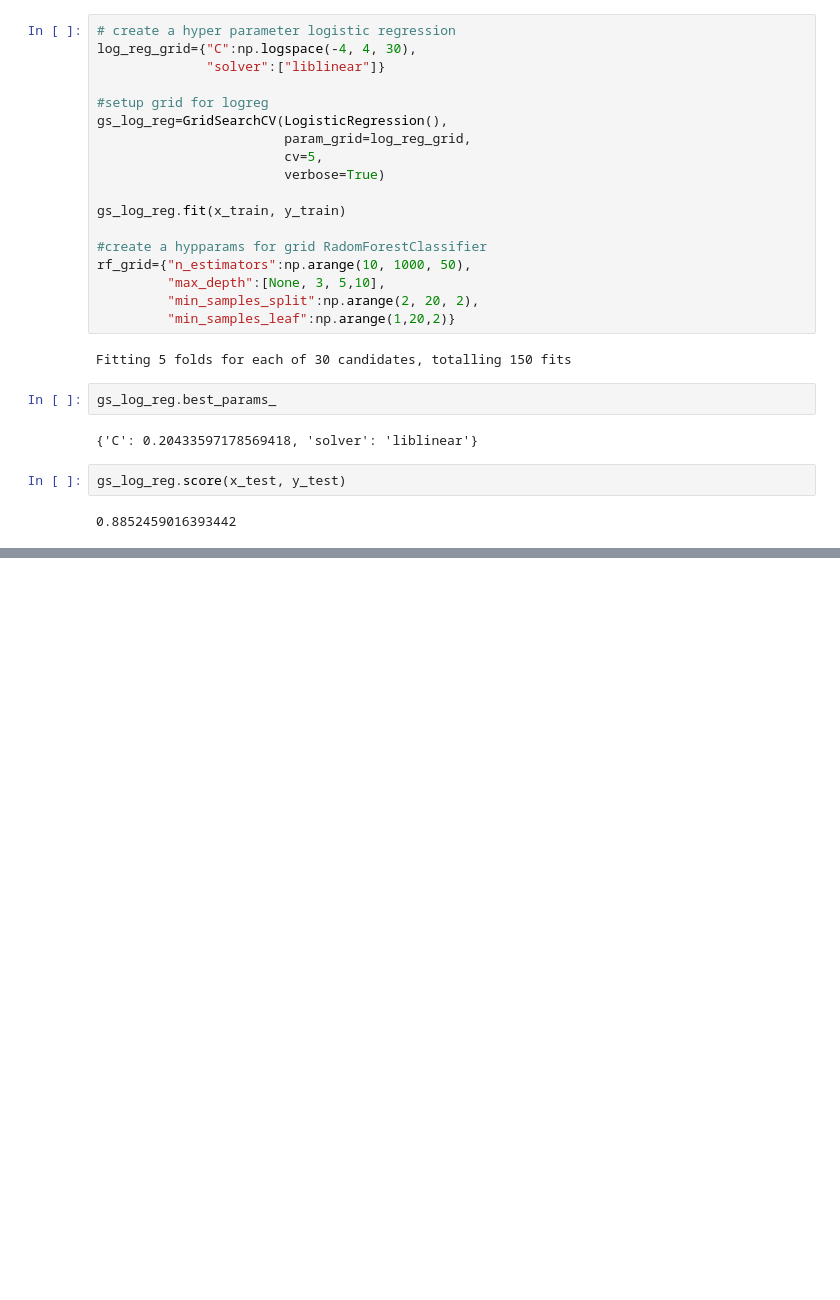
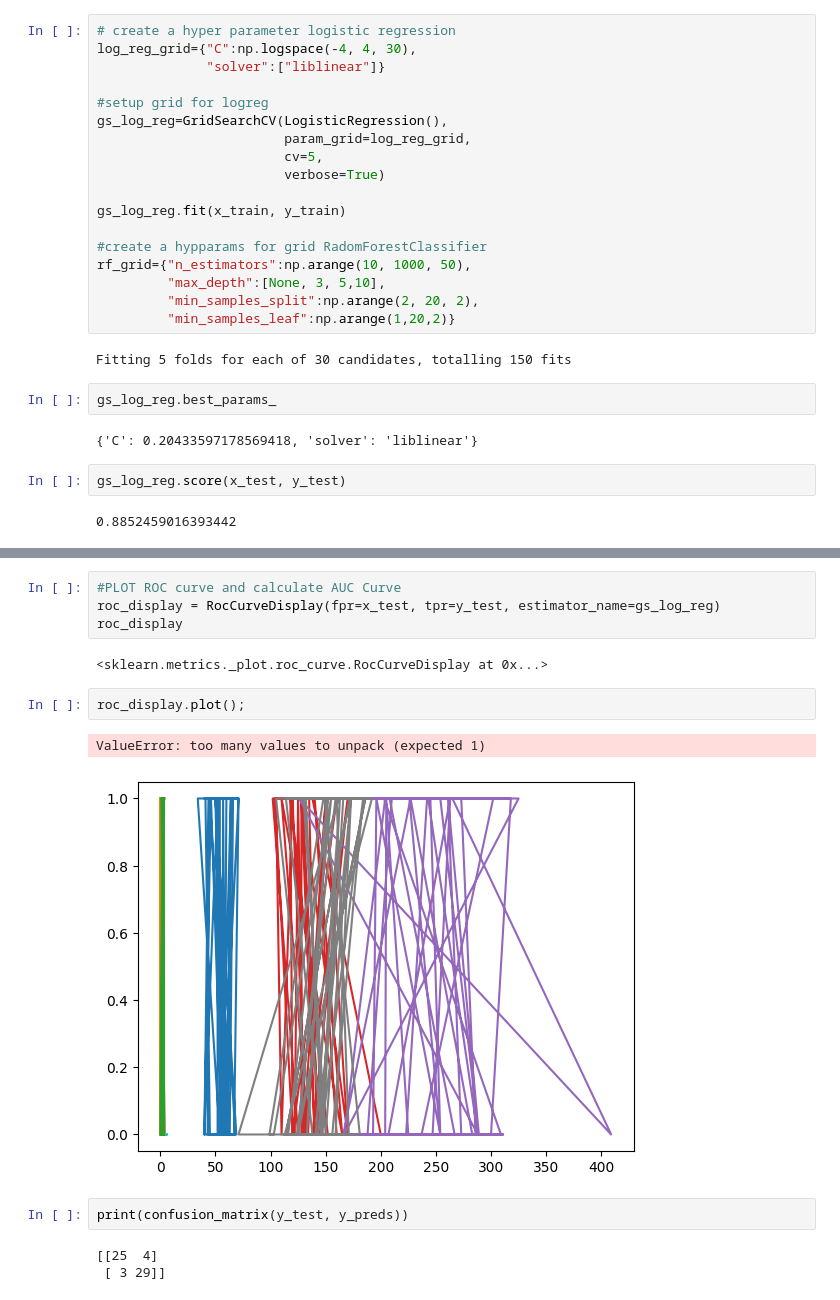
Before and after one commit to SameedIrfan7/AIML-Supervised-Learning-project, a Jupyter notebook: end_to_end-heart_disease_classification.ipynb, the cells around one changed output, grey strips where cells are left out. Drawn from its saved outputs; the diff is of its cells as text; blank space fills up the shorter version.

Commit message:
Evaluating a model and dealing with Confusion Matrix

```diff
--- a/end_to_end-heart_disease_classification.ipynb
+++ b/end_to_end-heart_disease_classification.ipynb
@@ -642,0 +671,16 @@ gs_rf.score(x_test, y_test)
+# %%
+#PLOT ROC curve and calculate AUC Curve
+roc_display = RocCurveDisplay(fpr=x_test, tpr=y_test, estimator_name=gs_log_reg)
+roc_display
+# %% [output]
+<sklearn.metrics._plot.roc_curve.RocCurveDisplay at 0x...>
+# %%
+roc_display.plot();
+# %% [output]
+ValueError: too many values to unpack (expected 1)
+[figure, added]
+# %%
+print(confusion_matrix(y_test, y_preds))
+# %% [output]
+[[25  4]
+ [ 3 29]]
```
Also changed, not shown: parts of 8 cells of this notebook.
